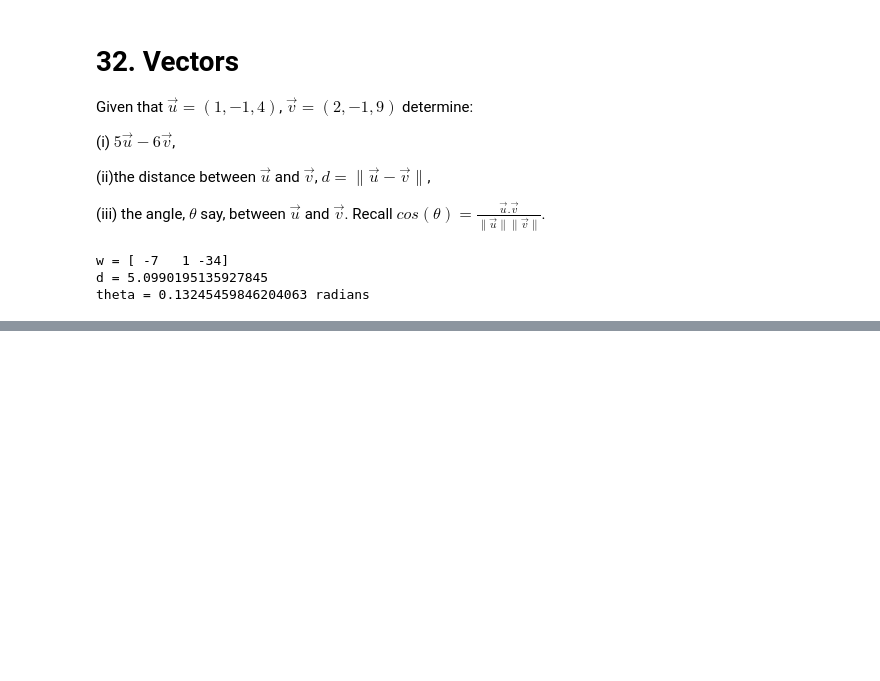
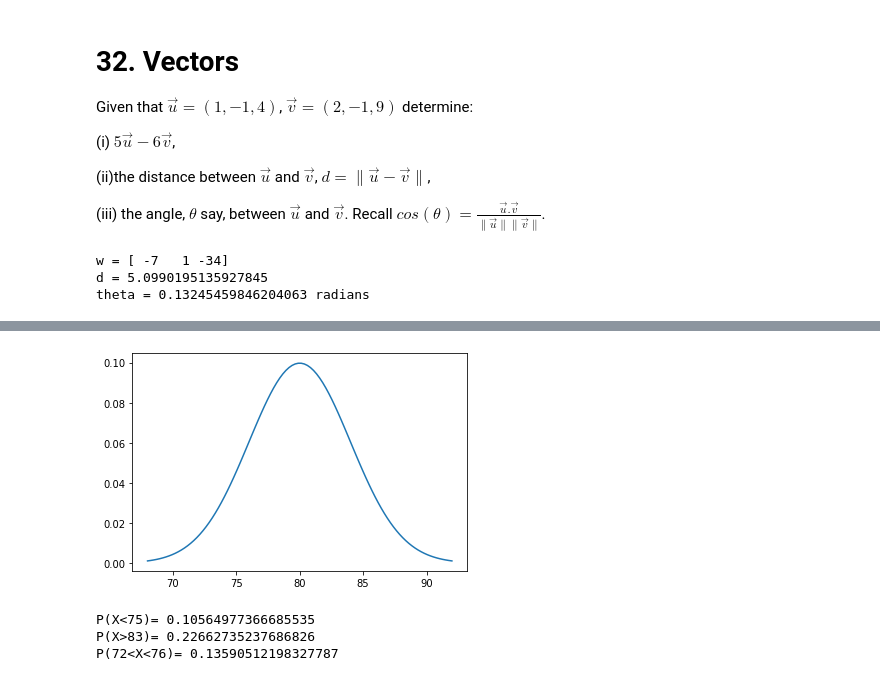
Before and after one commit to JasonBorland/SchoolMaths, a Jupyter notebook: A-Level-Maths.ipynb, the cells around one changed output, grey strips where cells are left out. Drawn from its saved outputs; the diff is of its cells as text; code cells hidden in the pictures; blank space fills up the shorter version.

```diff
--- a/A-Level-Maths.ipynb
+++ b/A-Level-Maths.ipynb
@@ -808,0 +946,26 @@ theta = 0.13245459846204063 radians
+# %%
+import matplotlib.pyplot as plt
+import numpy as np
+import scipy.stats as stats
+import math
+
+mu , variance = 80 , 4**2
+sigma = math.sqrt(variance)
+x = np.linspace(mu - 3*sigma, mu + 3*sigma, 100)
+plt.plot(x, stats.norm.pdf(x, mu, sigma))
+plt.show()
+
+sola = stats.norm.cdf(75, loc=mu, scale=sigma)
+print('P(X<75)=', sola)
+
+solb = 1 - stats.norm.cdf(83, loc=mu, scale=sigma)
+print('P(X>83)=', solb)
+
+solc = stats.norm.cdf(76, loc=mu, scale=sigma) - \
+       stats.norm.cdf(72, loc=mu, scale=sigma)
+print('P(72<X<76)=', solc)
+# %% [output]
+[figure, added]
+P(X<75)= 0.10564977366685535
+P(X>83)= 0.22662735237686826
+P(72<X<76)= 0.13590512198327787
```
Also changed, not shown: parts of 11 cells of this notebook.
